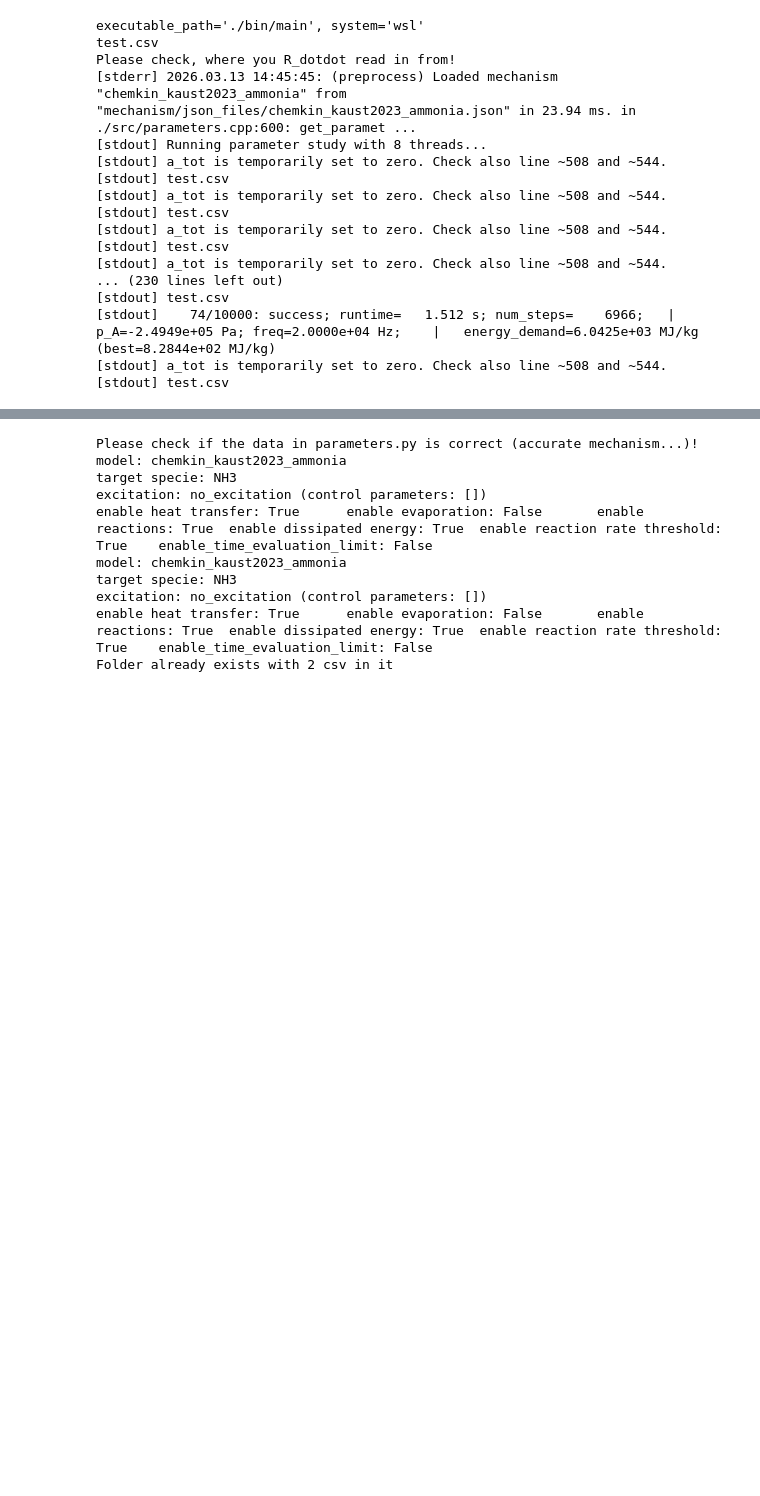
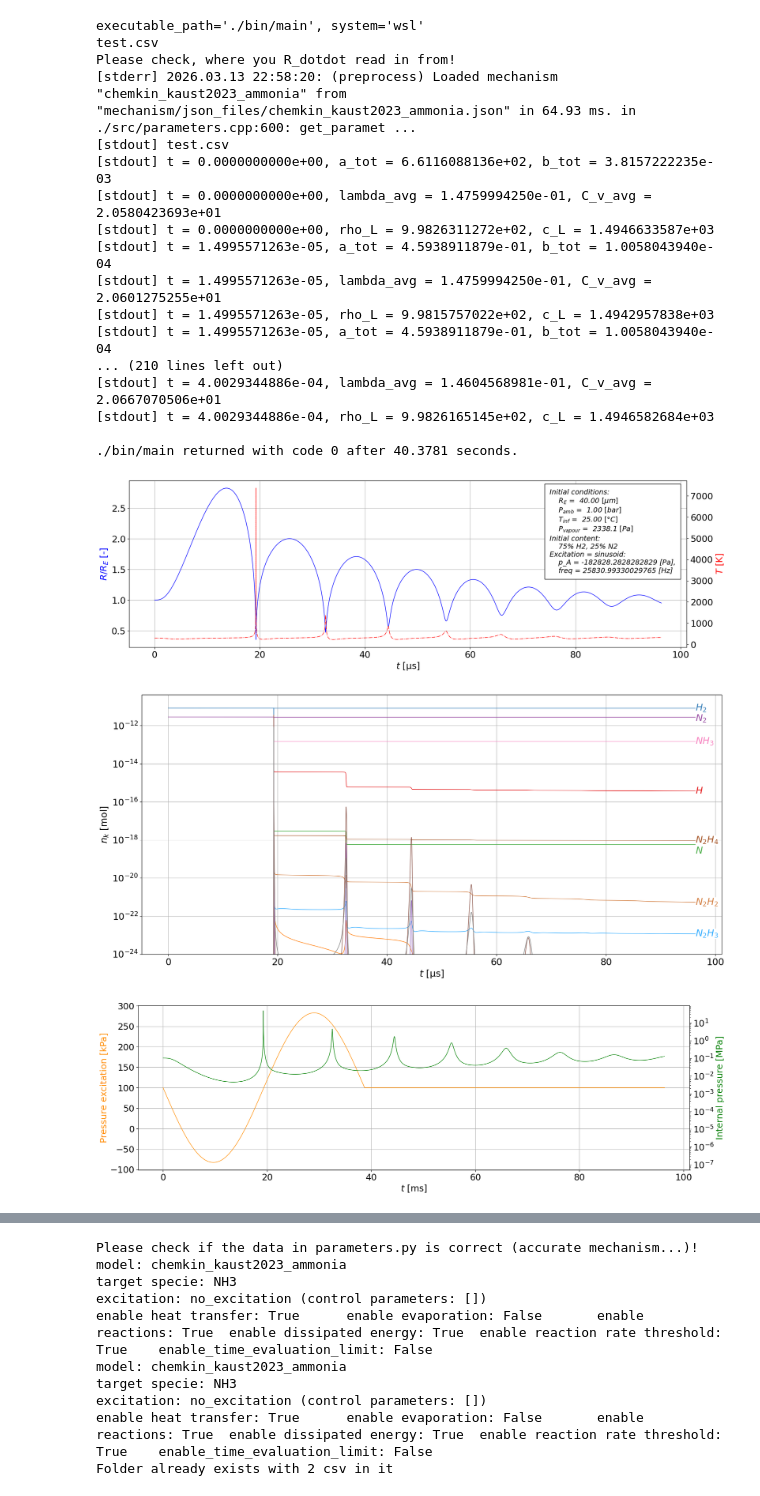
Before and after one commit to kozakaron/Bubble_dynamics_simulation_CPP, a Jupyter notebook: python_run.ipynb, the cells around one changed output, grey strips where cells are left out. Drawn from its saved outputs; the diff is of its cells as text; code cells hidden in the pictures; blank space fills up the shorter version.

Commit message:
Temporary checking of a_tot, b_tot, rho_L, c_L, lambda_avg and C_v_avg

```diff
--- a/python_run.ipynb
+++ b/python_run.ipynb
@@ -6,7 +6,7 @@ cpar=api.example_cpar()
 
 cpar = {'ID': 0,
  'mechanism': 'chemkin_kaust2023_ammonia',
- 'R_E': 30.0e-06,
+ 'R_E': 40.0e-06,
  'ratio': 1.0,
  'species': ['H2','N2'],#['H2','N2','O2','AR','HE','H2O'],#['N2H3','O','NH2','NO','H'],
  'fractions': [0.75,0.25],#[0.25,0.20,0.05,0.07,0.12,0.31],#[0.3,0.25,0.2,0.15,0.1],
@@ -26,7 +26,7 @@ cpar = {'ID': 0,
  'enable_rate_thresholding': True,
  'target_specie': 'NH3',
  'excitation_type': 'sinusoid',#'no_excitation',#'sinusoid',#'sin_impulse',
- 'excitation_params': [-2.12121e5, 45.4031e3],#[-2.12121e5, 45.4031e3],# [],
+ 'excitation_params': [-1.828282828282829e5, 25.830993300297649e3],#[-2.12121e5, 45.4031e3],# [],
  'excitation_cycles': 1.0,
  'ramp_up_cycles': 0.0,
  'R_and_R_dot_from_file': 1, #0: nothing to read in, chemistry is coupled to bubble dynamics; 1: R_dot is calculated here, 2: it is read from *.csv
@@ -37,9 +37,9 @@ cpar = {'ID': 0,
 print(cpar['file_name'])
 print('Please check, where you R_dotdot read in from!')
 
-#data=api.run_simulation(cpar,executable_path="./bin/main",t_max=0.0004,timeout=300.0,save_steps=True)
+data=api.run_simulation(cpar,executable_path="./bin/main",t_max=0.0004,timeout=300.0,save_steps=True)
 #cpar: dict, json_path: str = 'ignore.json', executable_path: str = './bin/main', t_max: float = 1.0, timeout: float = 60.0, save_steps: bool = True, save_jacobian: bool = False, show_output: bool = True
-#api.plot(data)
+api.plot(data)
 
 ps=api.example_parameter_study()
 
@@ -58,45 +58,48 @@ ps['c_L'] = {"type": "Const", "value": 1483.0}
 ps['surfactant'] = {"type": "Const", "value": 1.0}
 ps['enable_heat_transfer'] = True
 ps['enable_evaporation'] = False
 ps['enable_reactions'] = True
 ps['enable_dissipated_energy'] = True
 ps['enable_van_der_waals'] = True
 ps['enable_rate_thresholding'] = True
 ps['target_specie'] = 'NH3'
 ps['excitation_type'] = 'sinusoid'
 ps['excitation_params'] = [
     {"type":"LinearRange","start":-1.0e5,"end":-3.0e5,"num_steps":100},#-2.12121e5}, #p_A
     {"type":"LogRange","start":20.0e3,"end":200.0e3,"num_steps":100}#{"type": "Const", "value": 25.0e3}#45.4031e3} #freq
 ]
 ps['excitation_cycles'] = {"type": "Const", "value": 1.0}
 ps['ramp_up_cycles'] = {"type": "Const", "value": 0.0}
 ps['R_and_R_dot_from_file'] = {"type": "Const", "value": 0.0}
 ps['rows'] = {"type": "Const", "value": 1.0}
 ps['cols'] = {"type": "Const", "value": 1.0}
 ps['file_name'] = 'test.csv'
 
 #api.run_parameter_study(ps,save_directory='par_study')
 
 #datas=api.read_parameter_study('par_study1/')
 
-api.run_parameter_study(ps) #,save_directory='par_study'
+#api.run_parameter_study(ps) #,save_directory='par_study'
 
-datas=api.read_parameter_study('par_study1/')
+#datas=api.read_parameter_study('par_study1/')
 # %% [output]
 executable_path='./bin/main', system='wsl'
 test.csv
 Please check, where you R_dotdot read in from!
-[stderr] 2026.03.13 14:45:45: (preprocess) Loaded mechanism "chemkin_kaust2023_ammonia" from "mechanism/json_files/chemkin_kaust2023_ammonia.json" in 23.94 ms. in ./src/parameters.cpp:600: get_paramet ...
-[stdout] Running parameter study with 8 threads...
-[stdout] a_tot is temporarily set to zero. Check also line ~508 and ~544.
+[stderr] 2026.03.13 22:58:20: (preprocess) Loaded mechanism "chemkin_kaust2023_ammonia" from "mechanism/json_files/chemkin_kaust2023_ammonia.json" in 64.93 ms. in ./src/parameters.cpp:600: get_paramet ...
 [stdout] test.csv
-[stdout] a_tot is temporarily set to zero. Check also line ~508 and ~544.
-[stdout] test.csv
-[stdout] a_tot is temporarily set to zero. Check also line ~508 and ~544.
-[stdout] test.csv
-[stdout] a_tot is temporarily set to zero. Check also line ~508 and ~544.
-... (230 lines left out)
-[stdout] test.csv
-[stdout]    74/10000: success; runtime=   1.512 s; num_steps=    6966;   |   p_A=-2.4949e+05 Pa; freq=2.0000e+04 Hz;    |   energy_demand=6.0425e+03 MJ/kg (best=8.2844e+02 MJ/kg)
-[stdout] a_tot is temporarily set to zero. Check also line ~508 and ~544.
-[stdout] test.csv
+[stdout] t = 0.0000000000e+00, a_tot = 6.6116088136e+02, b_tot = 3.8157222235e-03
+[stdout] t = 0.0000000000e+00, lambda_avg = 1.4759994250e-01, C_v_avg = 2.0580423693e+01
+[stdout] t = 0.0000000000e+00, rho_L = 9.9826311272e+02, c_L = 1.4946633587e+03
+[stdout] t = 1.4995571263e-05, a_tot = 4.5938911879e-01, b_tot = 1.0058043940e-04
+[stdout] t = 1.4995571263e-05, lambda_avg = 1.4759994250e-01, C_v_avg = 2.0601275255e+01
+[stdout] t = 1.4995571263e-05, rho_L = 9.9815757022e+02, c_L = 1.4942957838e+03
+[stdout] t = 1.4995571263e-05, a_tot = 4.5938911879e-01, b_tot = 1.0058043940e-04
+... (210 lines left out)
+[stdout] t = 4.0029344886e-04, lambda_avg = 1.4604568981e-01, C_v_avg = 2.0667070506e+01
+[stdout] t = 4.0029344886e-04, rho_L = 9.9826165145e+02, c_L = 1.4946582684e+03
+
+./bin/main returned with code 0 after 40.3781 seconds.
+[figure, added]
+[figure, added]
+[figure, added]
```
Also changed, not shown: parts of 1 cell of this notebook, 2 other files.
